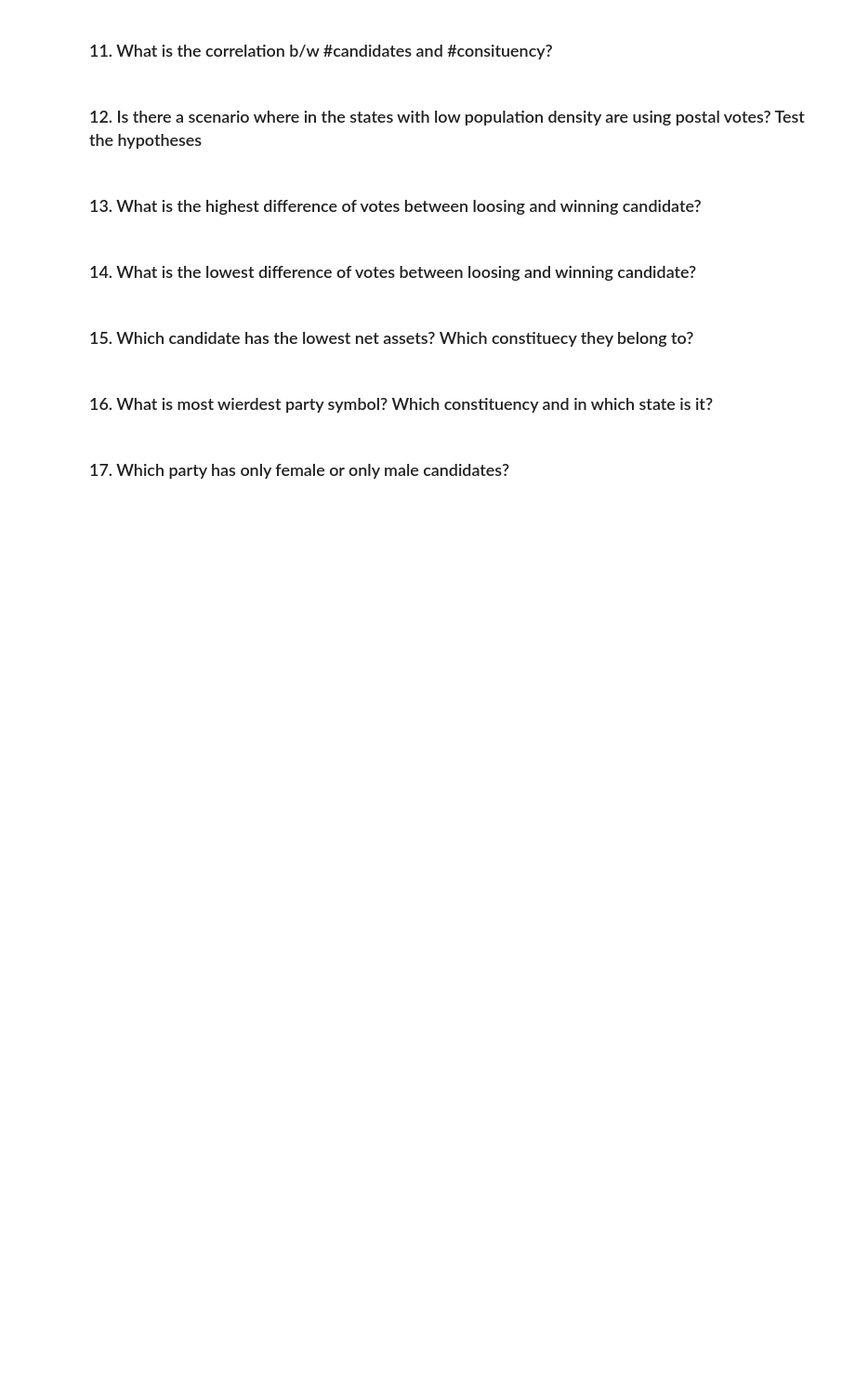
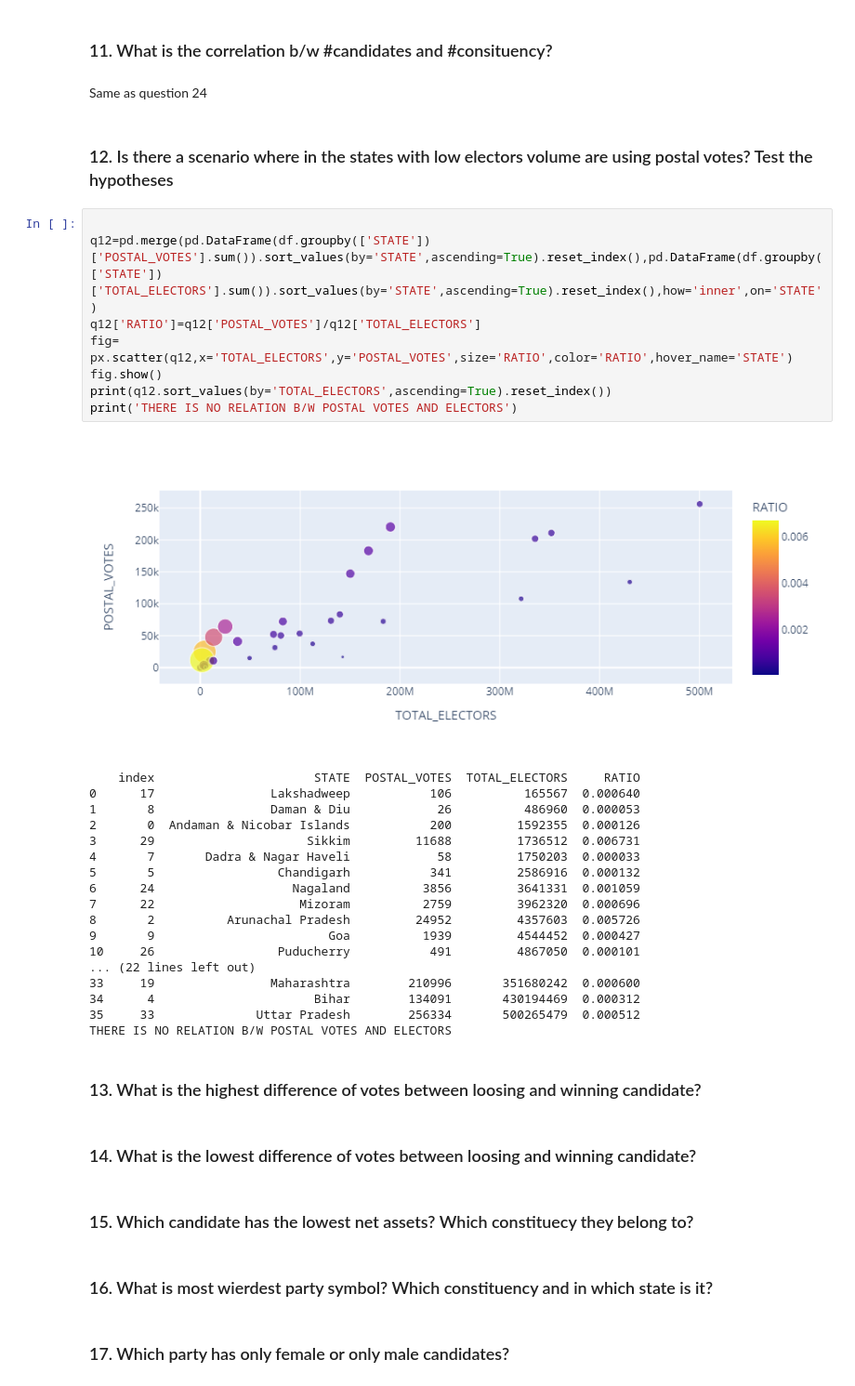
Before and after one commit to anuj3101/Atom, a Jupyter notebook: Indian_elections_2019.ipynb, the cells around one changed output. Shown at 93% size. Saved outputs shown, nothing was run; the diff lists cells and outputs as text; blank space fills up the shorter version.

```diff
--- a/Indian_elections_2019.ipynb
+++ b/Indian_elections_2019.ipynb
@@ -211,7 +353,36 @@ pd.DataFrame(df.groupby(['STATE','EDUCATION'])['NAME'].nunique()).sort_values(by
 # %% [markdown]
 ### 11. What is the correlation b/w #candidates and #consituency?
+# %% [markdown]
+Same as question 24
 # %% [markdown]
-### 12. Is there a scenario where in the states with low population density are using postal votes? Test the hypotheses
+### 12. Is there a scenario where in the states with low electors volume are using postal votes? Test the hypotheses
+# %%
+
+q12=pd.merge(pd.DataFrame(df.groupby(['STATE'])['POSTAL_VOTES'].sum()).sort_values(by='STATE',ascending=True).reset_index(),pd.DataFrame(df.groupby(['STATE'])['TOTAL_ELECTORS'].sum()).sort_values(by='STATE',ascending=True).reset_index(),how='inner',on='STATE')
+q12['RATIO']=q12['POSTAL_VOTES']/q12['TOTAL_ELECTORS']
+fig= px.scatter(q12,x='TOTAL_ELECTORS',y='POSTAL_VOTES',size='RATIO',color='RATIO',hover_name='STATE')
+fig.show()
+print(q12.sort_values(by='TOTAL_ELECTORS',ascending=True).reset_index())
+print('THERE IS NO RELATION B/W POSTAL VOTES AND ELECTORS')
+# %% [output]
+[figure, added]
+    index                      STATE  POSTAL_VOTES  TOTAL_ELECTORS     RATIO
+0      17                Lakshadweep           106          165567  0.000640
+1       8                Daman & Diu            26          486960  0.000053
+2       0  Andaman & Nicobar Islands           200         1592355  0.000126
+3      29                     Sikkim         11688         1736512  0.006731
+4       7       Dadra & Nagar Haveli            58         1750203  0.000033
+5       5                 Chandigarh           341         2586916  0.000132
+6      24                   Nagaland          3856         3641331  0.001059
+7      22                    Mizoram          2759         3962320  0.000696
+8       2          Arunachal Pradesh         24952         4357603  0.005726
+9       9                        Goa          1939         4544452  0.000427
+10     26                 Puducherry           491         4867050  0.000101
+... (22 lines left out)
+33     19                Maharashtra        210996       351680242  0.000600
+34      4                      Bihar        134091       430194469  0.000312
+35     33              Uttar Pradesh        256334       500265479  0.000512
+THERE IS NO RELATION B/W POSTAL VOTES AND ELECTORS
 # %% [markdown]
 ### 13. What is the highest difference of votes between loosing and winning candidate?
 # %% [markdown]
```
Also changed, not shown: parts of 19 cells of this notebook.
